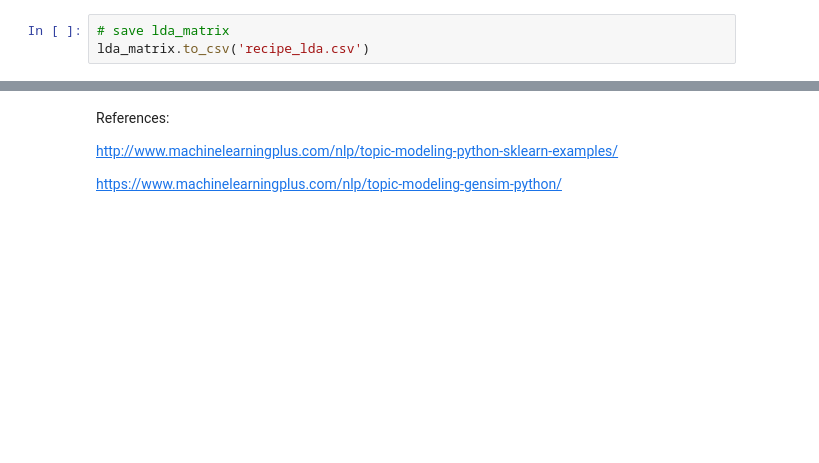
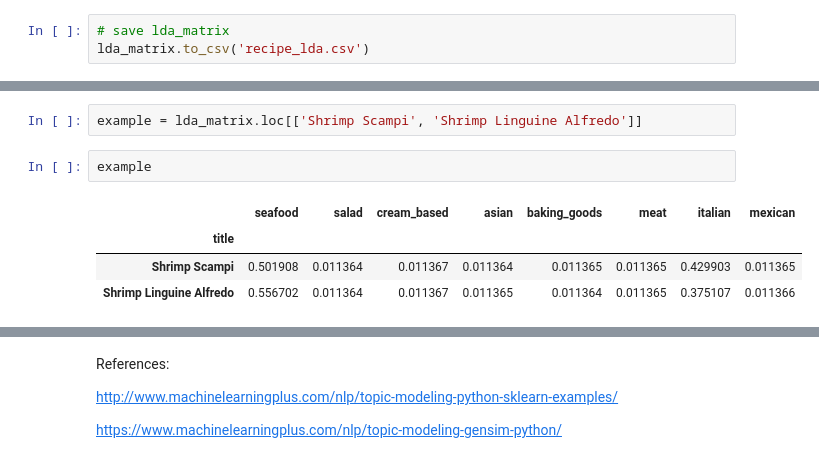
Before and after one commit to yangli53/happy_meals, a Jupyter notebook: LDA.ipynb, the cells around one changed output, grey strips where cells are left out. Saved outputs shown, nothing was run; the diff lists cells and outputs as text; blank space fills up the shorter version.

```diff
--- a/LDA.ipynb
+++ b/LDA.ipynb
@@ -688,0 +663,9 @@ lda_matrix.shape
+# %%
+example = lda_matrix.loc[['Shrimp Scampi', 'Shrimp Linguine Alfredo']]
+# %%
+example
+# %% [output]
+|  | seafood | salad | cream_based | asian | baking_goods | meat | italian | mexican |
+| title |  |  |  |  |  |  |  |  |
+| Shrimp Scampi | 0.501908 | 0.011364 | 0.011367 | 0.011364 | 0.011365 | 0.011365 | 0.429903 | 0.011365 |
+| Shrimp Linguine Alfredo | 0.556702 | 0.011364 | 0.011367 | 0.011365 | 0.011364 | 0.011365 | 0.375107 | 0.011366 |
```
Also changed, not shown: parts of 9 cells of this notebook, 3 other files.
